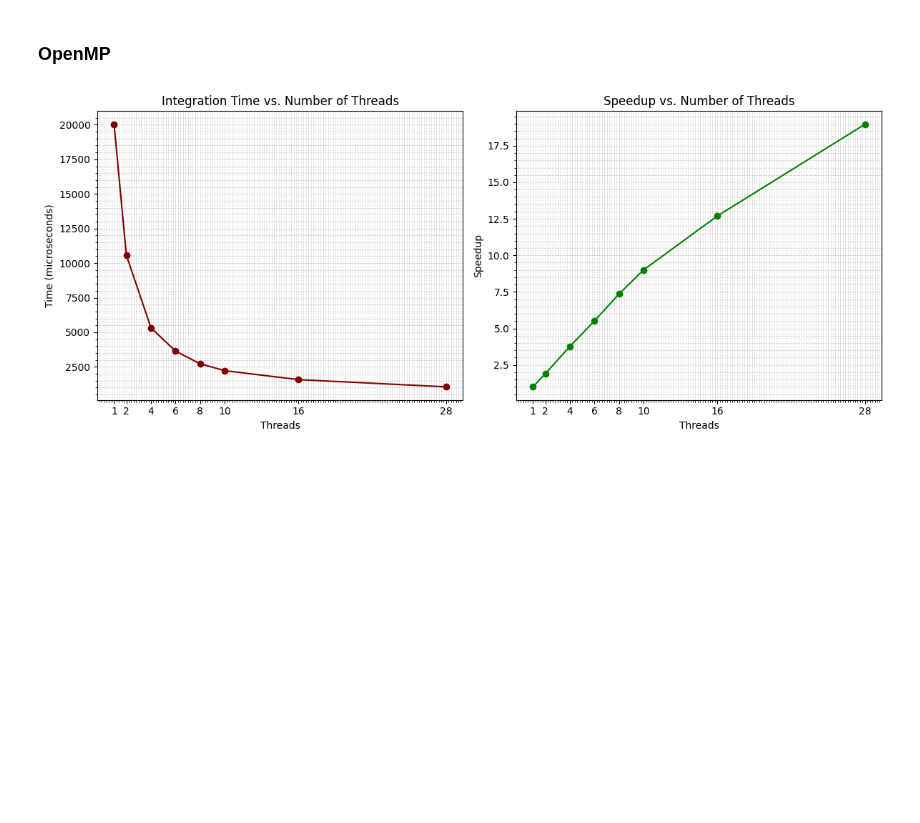
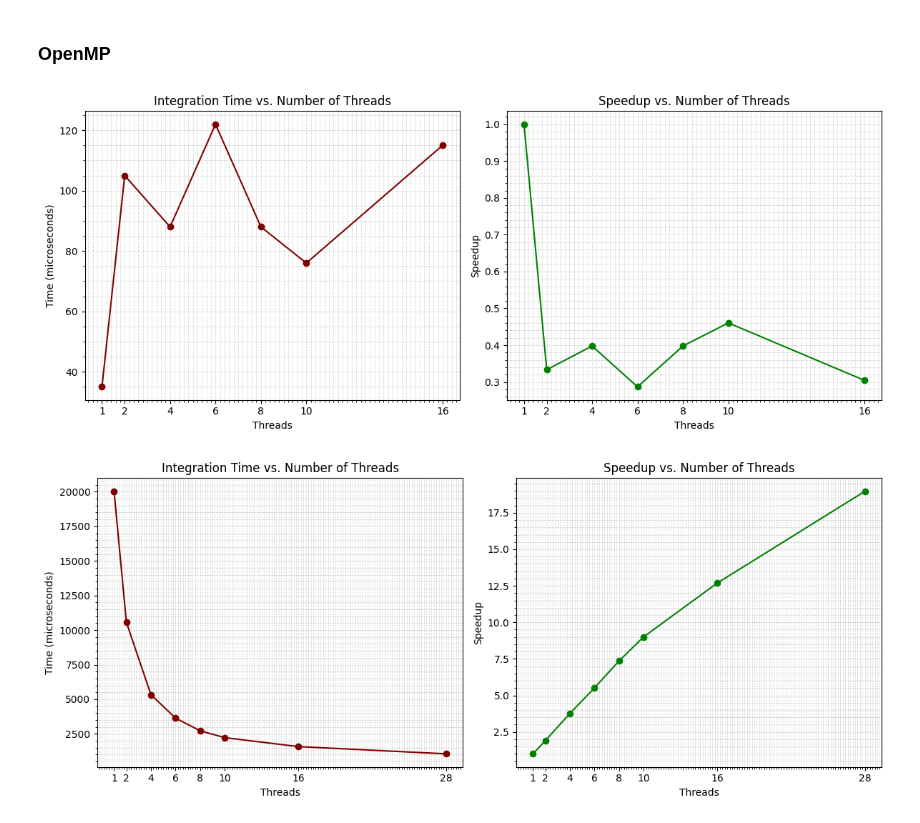
Before and after one commit to Mani0237/Prelims, a Jupyter notebook: prelim2024/Q8-200973108/graphs.ipynb, the cells around one changed output. Saved outputs shown, nothing was run; the diff lists cells and outputs as text; code cells hidden in the pictures; blank space fills up the shorter version.

```diff
--- a/prelim2024/Q8-200973108/graphs.ipynb
+++ b/prelim2024/Q8-200973108/graphs.ipynb
@@ -1,3 +9,37 @@
 # %% [markdown]
 ### OpenMP
+# %%
+# Integration results with n = 10^3
+threads = [1, 2, 4, 6, 8, 10, 16]
+time_microseconds = [35, 105, 88, 122, 88, 76, 115]
+
+# Calculate scalability
+speedup = [time_microseconds[0] / t for t in time_microseconds]
+
+# Create subplots
+fig, (ax1, ax2) = plt.subplots(1, 2, figsize=(12, 5))
+
+# Plot integration time
+ax1.plot(threads, time_microseconds, marker='o', color='maroon', linestyle='-')
+ax1.set_xlabel('Threads')
+ax1.set_ylabel('Time (microseconds)')
+ax1.set_title('Integration Time vs. Number of Threads')
+ax1.minorticks_on()
+ax1.grid(True, which='both', linestyle=':', linewidth='0.5', color='gray', alpha=0.7)
+ax1.set_xticks(threads)
+
+# Plot scalability
+ax2.plot(threads, speedup, marker='o', color='green', linestyle='-')
+ax2.set_xlabel('Threads')
+ax2.set_ylabel('Speedup')
+ax2.set_title('Speedup vs. Number of Threads')
+ax2.minorticks_on()
+ax2.grid(True, which='both', linestyle=':', linewidth='0.5', color='gray', alpha=0.7)
+ax2.set_xticks(threads)
+
+# Adjust layout and display
+plt.tight_layout()
+plt.show()
+# %% [output]
+[figure, added]
 # %%
```
Also changed, not shown: parts of 3 cells of this notebook, 6 other files.
